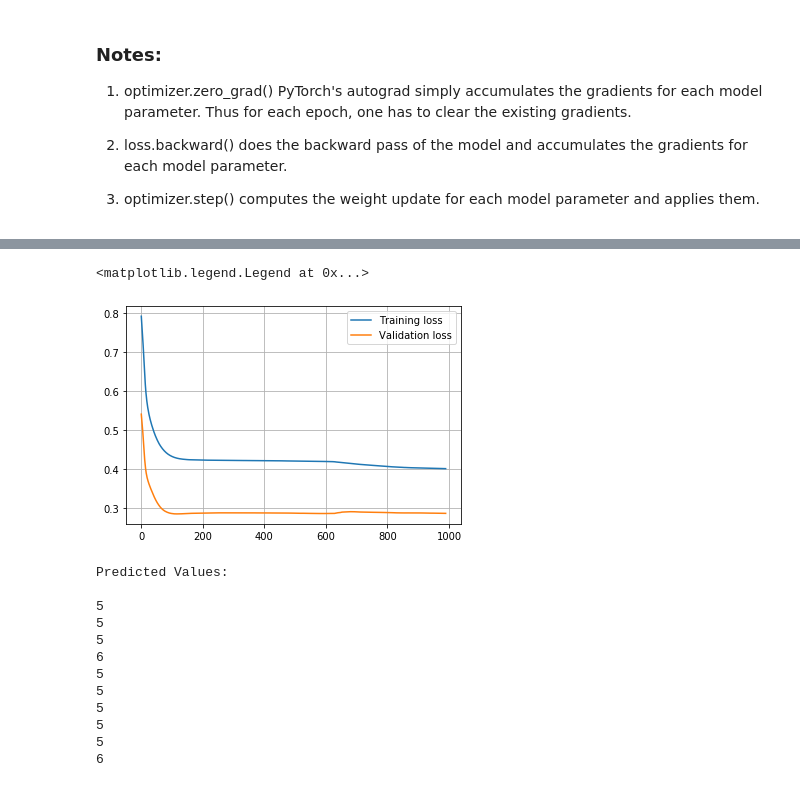
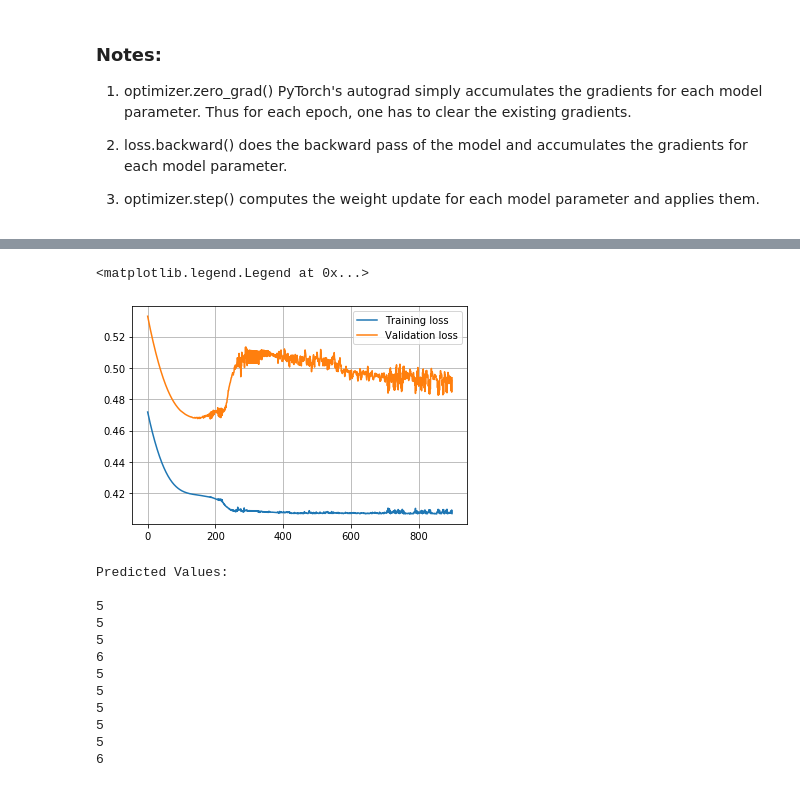
Before and after one commit to Mainakdeb/deep-wine-connoisseur, a Jupyter notebook: Wine_Quality_Prediction_0.2.ipynb, the cells around one changed output, grey strips where cells are left out. Drawn from its saved outputs; the diff is of its cells as text; code cells hidden in the pictures.

Commit message:
change model params, better accuracy

```diff
--- a/Wine_Quality_Prediction_0.1.ipynb
+++ b/Wine_Quality_Prediction_0.2.ipynb
@@ -206,8 +206,8 @@ df_scaled.head()
 #Split.
 
 train = df_scaled.iloc[:1300]
-val = df_scaled.iloc[1300:1400]
-test = df_scaled.iloc[1400:]
+val = df_scaled.iloc[1300:1500]
+test = df_scaled.iloc[1500:]
 
 X_train, y_train= train.drop('Quality', axis=1), train['Quality']
 print(X_train.shape)
@@ -222,12 +222,14 @@ X_test, y_test = test.drop("Quality", axis=1), test["Quality"]
 # %%
-train_batch = np.array_split(X_train, 50)
-label_batch = np.array_split(y_train, 50) # 50 sections/batches
+f=7
 
-val_batch = np.array_split(X_val, 50)
-val_label_batch = np.array_split(y_val, 50)
+train_batch = np.array_split(X_train, f)
+label_batch = np.array_split(y_train, f) # 50 sections/batches
 
-test_batch = np.array_split(X_test, 50)
-test_label_batch  = np.array_split(y_test, 50)
+val_batch = np.array_split(X_val, f)
+val_label_batch = np.array_split(y_val, f)
+
+test_batch = np.array_split(X_test,f)
+test_label_batch  = np.array_split(y_test, f)
 # %%
 for i in range(len(train_batch)):
     train_batch[i] = torch.from_numpy(train_batch[i].values).float()
@@ -262,9 +264,10 @@ class Regressor(nn.Module):
     def __init__(self):
         super().__init__()
 
-        self.fc1 = nn.Linear(11, 7)
-        self.fc2 = nn.Linear(7, 7)
-        self.fc3 = nn.Linear(7, 1)
+        self.fc1 = nn.Linear(11, 10)
+        self.fc2 = nn.Linear(10, 5)
+        self.fc3 = nn.Linear(5, 1)
+
 
 
 
@@ -287,12 +290,12 @@ class Regressor(nn.Module):
 # %%
 model = Regressor()
 criterion = nn.MSELoss()
-optimizer = optim.Adam(model.parameters(), lr=0.001)
+optimizer = optim.Adam(model.parameters(), lr=0.01)
 epochs = 1000
 train_losses, val_losses = [], []
 
 
-scheduler = torch.optim.lr_scheduler.StepLR(optimizer, step_size=20, gamma=0.5)
+scheduler = torch.optim.lr_scheduler.StepLR(optimizer, step_size=50, gamma=0.20)
 
 
 for e in tnrange(epochs):
@@ -345,11 +348,11 @@ Epoch : 999 train_loss : 0.4016371028125286 Val loss:  0.28701462489658736
 # %%
-plt.plot(train_losses[10:], label='Training loss')
-plt.plot(val_losses[10:], label='Validation loss')
+plt.plot(train_losses[100:], label='Training loss')
+plt.plot(val_losses[100:], label='Validation loss')
 plt.grid()
 plt.legend()
 # %% [output]
 <matplotlib.legend.Legend at 0x...>
-[figure, old version]
+[figure, new version]
 # %%
 print("Predicted Values:\n")
 with torch.no_grad():
```
Also changed, not shown: parts of 6 cells of this notebook.
